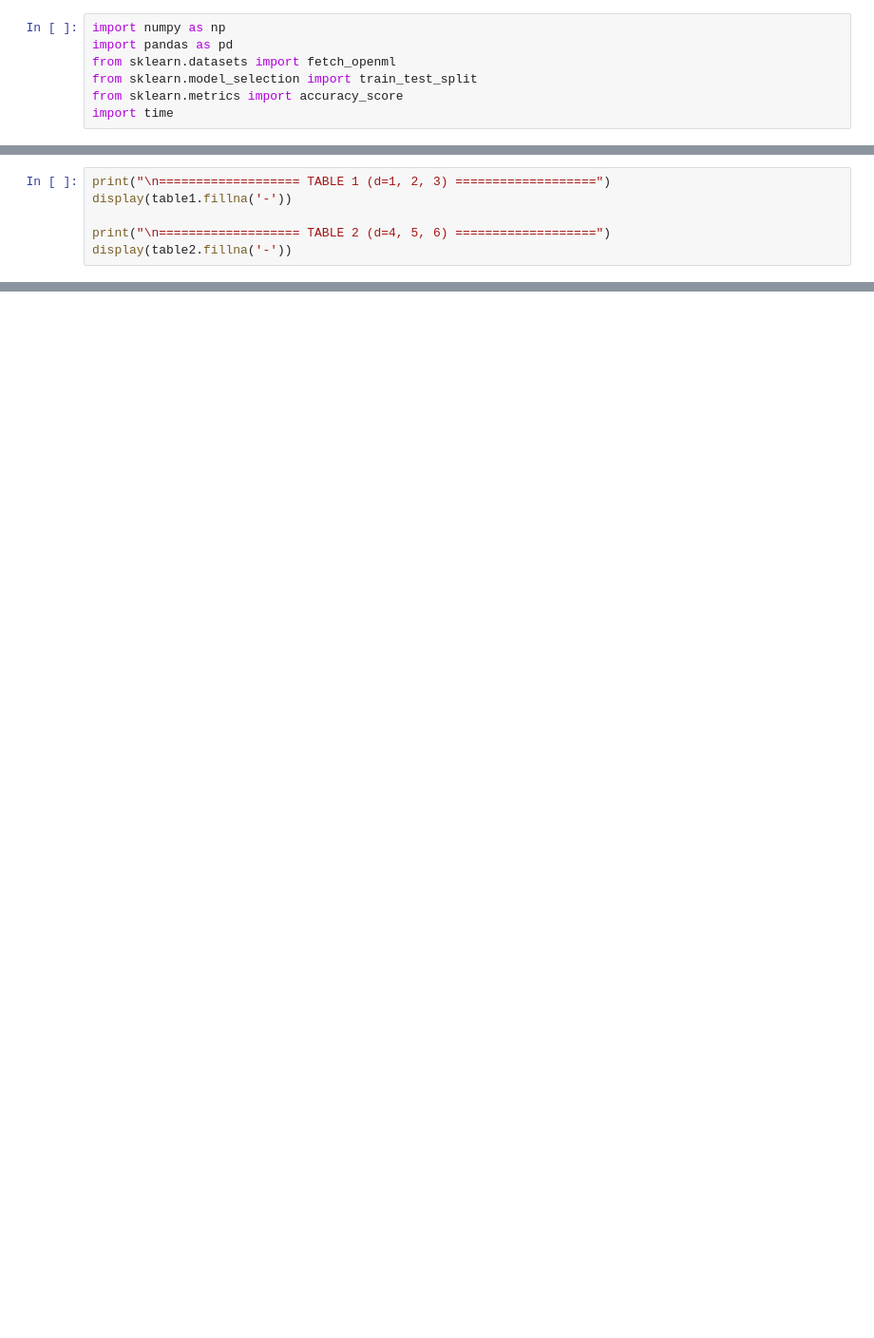
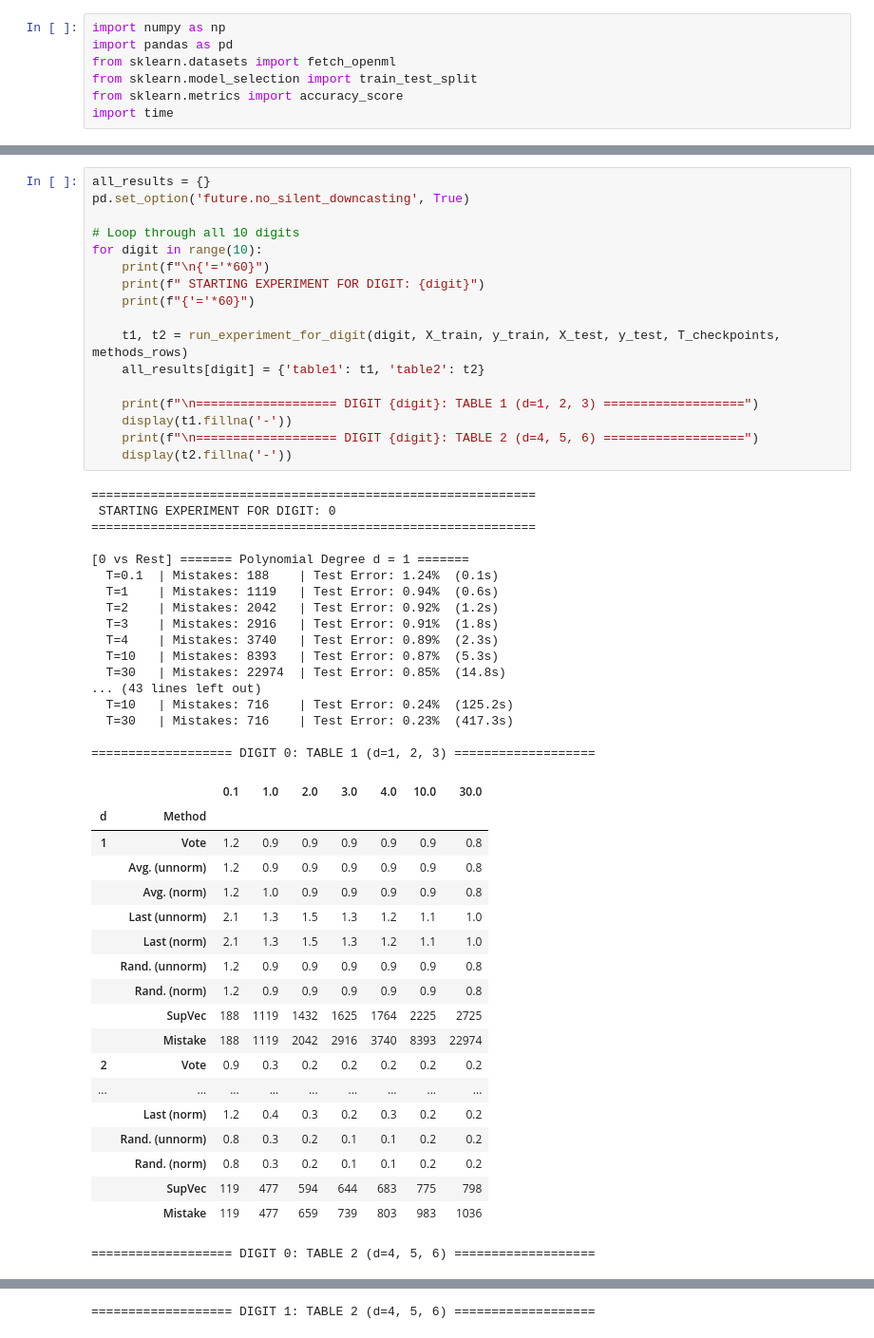
Before and after one commit to MerlinHelp/voted-perceptron, a Jupyter notebook: voted_perceptron_for_experiment.ipynb, the cells around one changed output, grey strips where cells are left out. Shown at 95% size. Cells and saved outputs as stored; diff of their text form; blank space fills up the shorter version.

Commit message:
create tables for all labels (0-9)

```diff
--- a/voted_perceptron_for_experiment.ipynb
+++ b/voted_perceptron_for_experiment.ipynb
@@ -195,6 +218,54 @@ for d in [1, 2, 3, 4, 5, 6]:
 # %%
-print("\n=================== TABLE 1 (d=1, 2, 3) ===================")
-display(table1.fillna('-'))
+all_results = {}
+pd.set_option('future.no_silent_downcasting', True)
 
-print("\n=================== TABLE 2 (d=4, 5, 6) ===================")
-display(table2.fillna('-'))
+# Loop through all 10 digits
+for digit in range(10):
+    print(f"\n{'='*60}")
+    print(f" STARTING EXPERIMENT FOR DIGIT: {digit}")
+    print(f"{'='*60}")
+
+    t1, t2 = run_experiment_for_digit(digit, X_train, y_train, X_test, y_test, T_checkpoints, methods_rows)
+    all_results[digit] = {'table1': t1, 'table2': t2}
+
+    print(f"\n=================== DIGIT {digit}: TABLE 1 (d=1, 2, 3) ===================")
+    display(t1.fillna('-'))
+    print(f"\n=================== DIGIT {digit}: TABLE 2 (d=4, 5, 6) ===================")
+    display(t2.fillna('-'))
+# %% [output]
+============================================================
+ STARTING EXPERIMENT FOR DIGIT: 0
+============================================================
+
+[0 vs Rest] ======= Polynomial Degree d = 1 =======
+  T=0.1  | Mistakes: 188    | Test Error: 1.24%  (0.1s)
+  T=1    | Mistakes: 1119   | Test Error: 0.94%  (0.6s)
+  T=2    | Mistakes: 2042   | Test Error: 0.92%  (1.2s)
+  T=3    | Mistakes: 2916   | Test Error: 0.91%  (1.8s)
+  T=4    | Mistakes: 3740   | Test Error: 0.89%  (2.3s)
+  T=10   | Mistakes: 8393   | Test Error: 0.87%  (5.3s)
+  T=30   | Mistakes: 22974  | Test Error: 0.85%  (14.8s)
+... (43 lines left out)
+  T=10   | Mistakes: 716    | Test Error: 0.24%  (125.2s)
+  T=30   | Mistakes: 716    | Test Error: 0.23%  (417.3s)
+
+=================== DIGIT 0: TABLE 1 (d=1, 2, 3) ===================
+|  |  | 0.1 | 1.0 | 2.0 | 3.0 | 4.0 | 10.0 | 30.0 |
+| d | Method |  |  |  |  |  |  |  |
+| 1 | Vote | 1.2 | 0.9 | 0.9 | 0.9 | 0.9 | 0.9 | 0.8 |
+|  | Avg. (unnorm) | 1.2 | 0.9 | 0.9 | 0.9 | 0.9 | 0.9 | 0.8 |
+|  | Avg. (norm) | 1.2 | 1.0 | 0.9 | 0.9 | 0.9 | 0.9 | 0.8 |
+|  | Last (unnorm) | 2.1 | 1.3 | 1.5 | 1.3 | 1.2 | 1.1 | 1.0 |
+|  | Last (norm) | 2.1 | 1.3 | 1.5 | 1.3 | 1.2 | 1.1 | 1.0 |
+|  | Rand. (unnorm) | 1.2 | 0.9 | 0.9 | 0.9 | 0.9 | 0.9 | 0.8 |
+|  | Rand. (norm) | 1.2 | 0.9 | 0.9 | 0.9 | 0.9 | 0.9 | 0.8 |
+|  | SupVec | 188 | 1119 | 1432 | 1625 | 1764 | 2225 | 2725 |
+|  | Mistake | 188 | 1119 | 2042 | 2916 | 3740 | 8393 | 22974 |
+| 2 | Vote | 0.9 | 0.3 | 0.2 | 0.2 | 0.2 | 0.2 | 0.2 |
+| ... | ... | ... | ... | ... | ... | ... | ... | ... |
+|  | Last (norm) | 1.2 | 0.4 | 0.3 | 0.2 | 0.3 | 0.2 | 0.2 |
+|  | Rand. (unnorm) | 0.8 | 0.3 | 0.2 | 0.1 | 0.1 | 0.2 | 0.2 |
+|  | Rand. (norm) | 0.8 | 0.3 | 0.2 | 0.1 | 0.1 | 0.2 | 0.2 |
+|  | SupVec | 119 | 477 | 594 | 644 | 683 | 775 | 798 |
+|  | Mistake | 119 | 477 | 659 | 739 | 803 | 983 | 1036 |
+=================== DIGIT 0: TABLE 2 (d=4, 5, 6) ===================
@@ -200,0 +325 @@ display(table2.fillna('-'))
+=================== DIGIT 1: TABLE 2 (d=4, 5, 6) ===================
```
Also changed, not shown: parts of 6 cells of this notebook.
